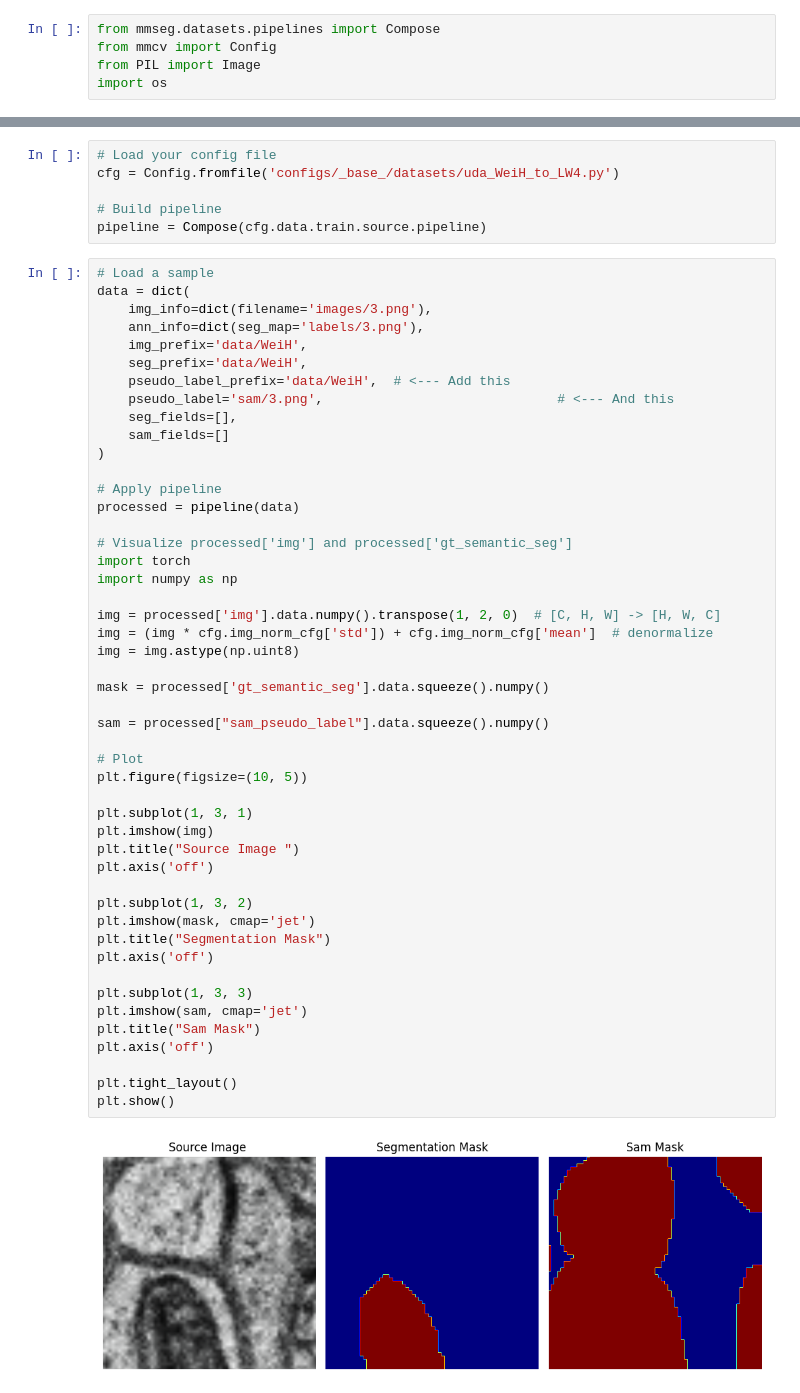
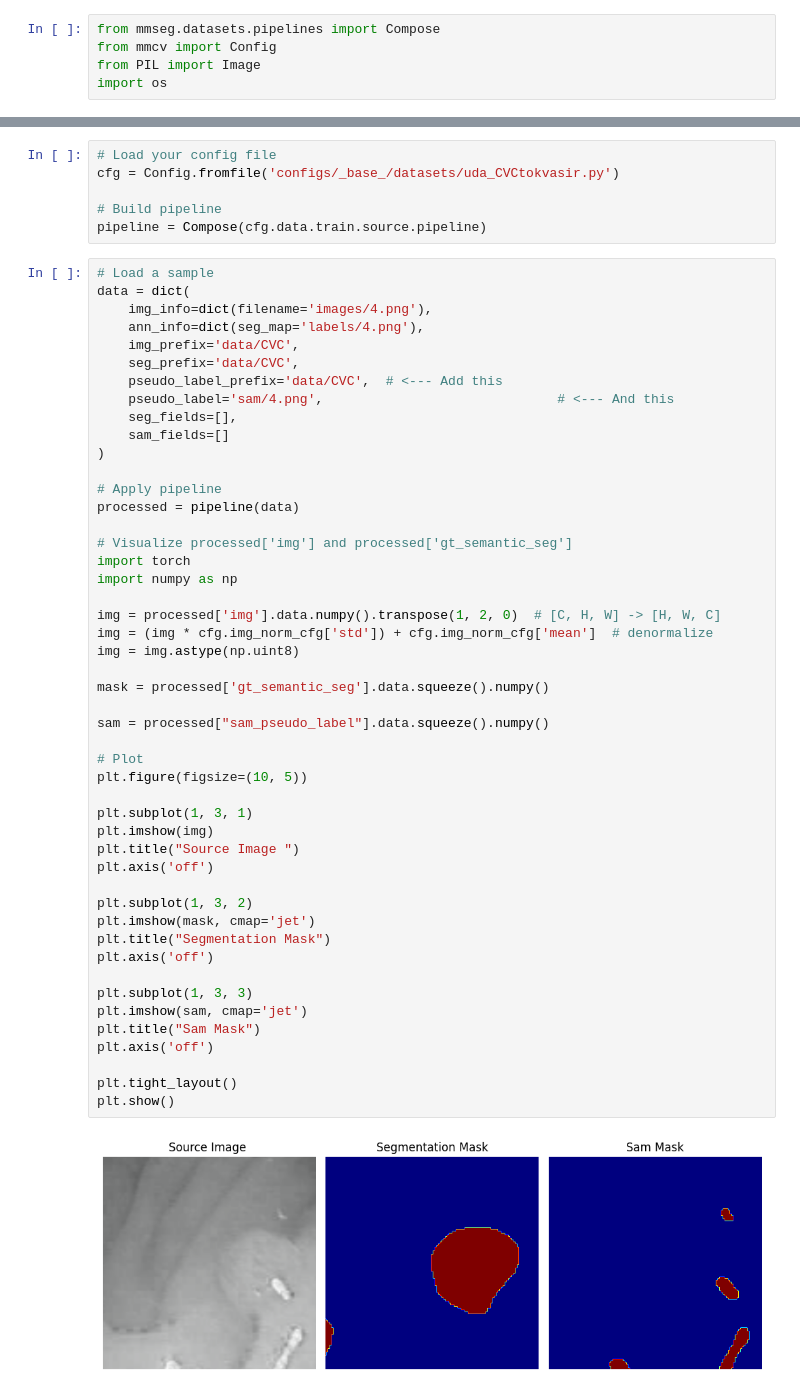
Before and after one commit to Momo1505/PRISM_UDA_3D, a Jupyter notebook: experiment.ipynb, the cells around one changed output, grey strips where cells are left out. Drawn from its saved outputs; the diff is of its cells as text.

```diff
--- a/experiment.ipynb
+++ b/experiment.ipynb
@@ -80,18 +78,18 @@ plt.show()
 # %%
 # Load your config file
-cfg = Config.fromfile('configs/_base_/datasets/uda_WeiH_to_LW4.py')
+cfg = Config.fromfile('configs/_base_/datasets/uda_CVCtokvasir.py')
 
 # Build pipeline
 pipeline = Compose(cfg.data.train.source.pipeline)
 # %%
 # Load a sample
 data = dict(
-    img_info=dict(filename='images/3.png'),
-    ann_info=dict(seg_map='labels/3.png'),
-    img_prefix='data/WeiH',
-    seg_prefix='data/WeiH',
-    pseudo_label_prefix='data/WeiH',  # <--- Add this
-    pseudo_label='sam/3.png',                              # <--- And this
+    img_info=dict(filename='images/4.png'),
+    ann_info=dict(seg_map='labels/4.png'),
+    img_prefix='data/CVC',
+    seg_prefix='data/CVC',
+    pseudo_label_prefix='data/CVC',  # <--- Add this
+    pseudo_label='sam/4.png',                              # <--- And this
     seg_fields=[],
     sam_fields=[]
 )
@@ -105,31 +103,31 @@ import numpy as np
 
 img = processed['img'].data.numpy().transpose(1, 2, 0)  # [C, H, W] -> [H, W, C]
 img = (img * cfg.img_norm_cfg['std']) + cfg.img_norm_cfg['mean']  # denormalize
 img = img.astype(np.uint8)
 
 mask = processed['gt_semantic_seg'].data.squeeze().numpy()
 
 sam = processed["sam_pseudo_label"].data.squeeze().numpy()
 
 # Plot
 plt.figure(figsize=(10, 5))
 
 plt.subplot(1, 3, 1)
 plt.imshow(img)
 plt.title("Source Image ")
 plt.axis('off')
 
 plt.subplot(1, 3, 2)
 plt.imshow(mask, cmap='jet')
 plt.title("Segmentation Mask")
 plt.axis('off')
 
 plt.subplot(1, 3, 3)
 plt.imshow(sam, cmap='jet')
 plt.title("Sam Mask")
 plt.axis('off')
 
 plt.tight_layout()
 plt.show()
 # %% [output]
-[figure, old version]
+[figure, new version]
```
Also changed, not shown: parts of 9 cells of this notebook, 7 other files.
